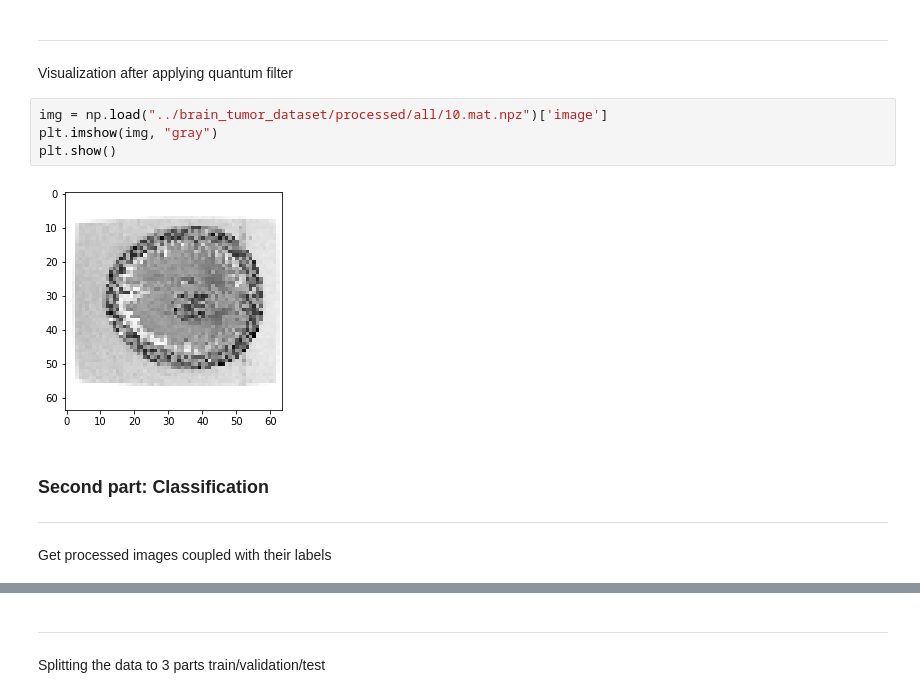
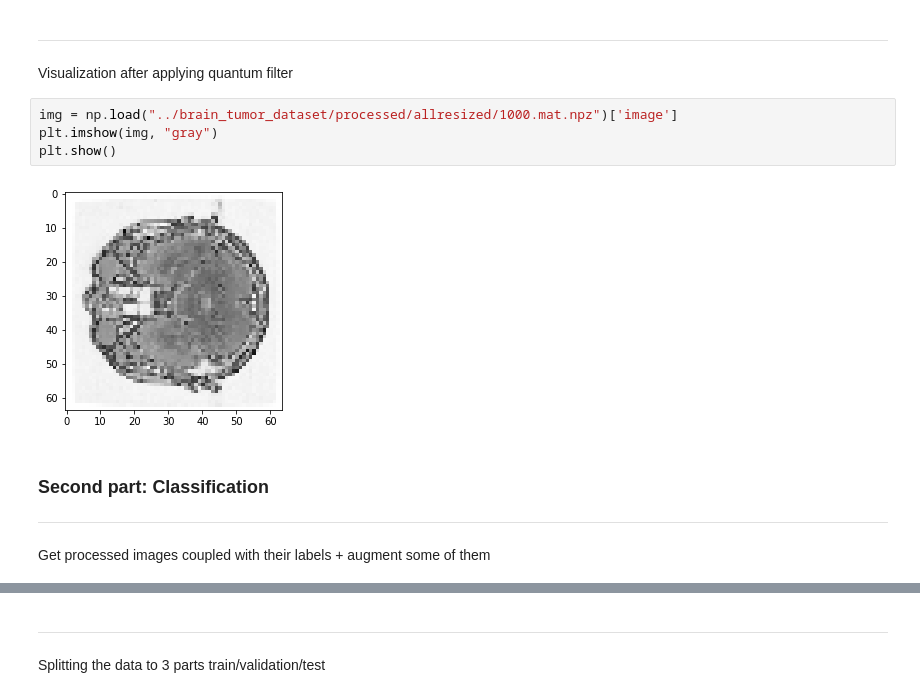
Before and after one commit to ggirlk/Brain_Cancer_Classification, a Jupyter notebook: notebook.ipynb, the cells around one changed output, grey strips where cells are left out. Cells and saved outputs as stored; diff of their text form.

```diff
--- a/notebook.ipynb
+++ b/notebook.ipynb
@@ -311,16 +321,16 @@ str(timedelta(seconds=round(time)))
 <hr>
 Visualization after applying quantum filter
 # %%
-img = np.load("../brain_tumor_dataset/processed/all/10.mat.npz")['image']
+img = np.load("../brain_tumor_dataset/processed/allresized/1000.mat.npz")['image']
 plt.imshow(img, "gray")
 plt.show()
 # %% [output]
-[figure, old version]
+[figure, new version]
 # %% [markdown]
 
 ### Second part: Classification
 
 <hr>
-Get processed images coupled with their labels
+Get processed images coupled with their labels + augment some of them
 # %%
 # get processed data
```
Also changed, not shown: parts of 17 cells of this notebook.
